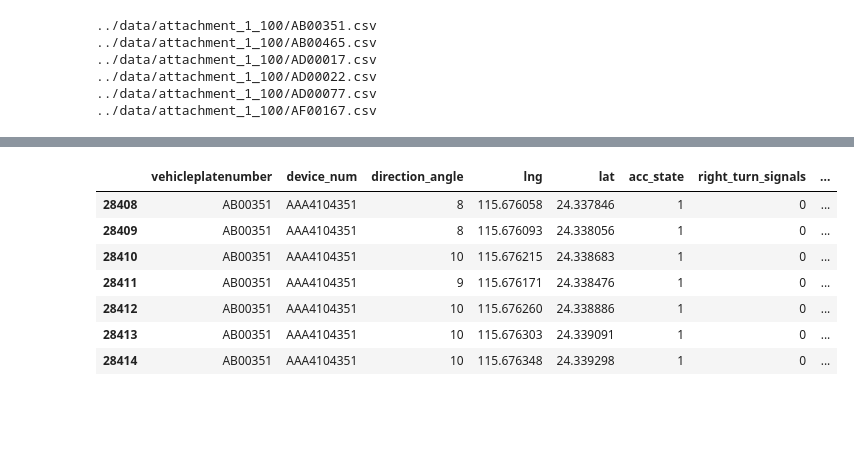
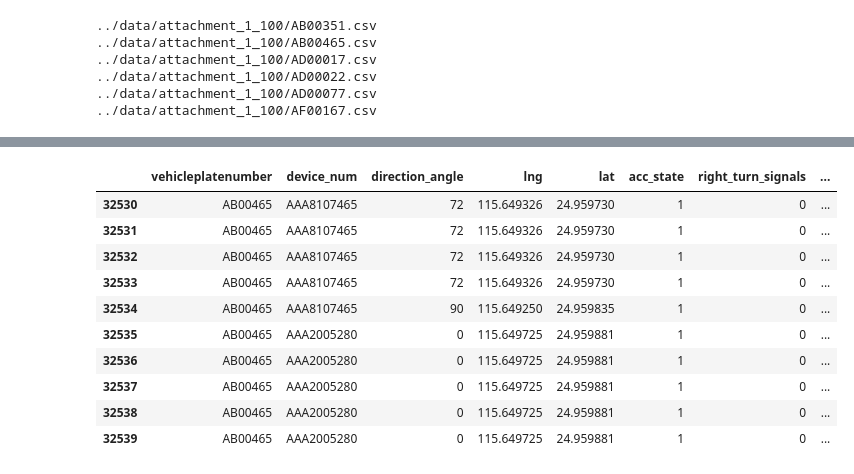
Before and after one commit to flowerlake/Tipdm_2019_C, a Jupyter notebook: data_processing/explore data.ipynb, the cells around one changed output, grey strips where cells are left out. Cells and saved outputs as stored; diff of their text form; code cells hidden in the pictures; blank space fills up the shorter version.

```diff
--- a/data_processing/explore data.ipynb
+++ b/data_processing/explore data.ipynb
@@ -76,7 +76,7 @@ for file in filepath:
 ../data/attachment_1_100/AD00077.csv
 ../data/attachment_1_100/AF00167.csv
 # %%
-each_vehicle = pd.read_csv(abnormal_file[0])
+each_vehicle = pd.read_csv(abnormal_file[1])
 mileage = each_vehicle["mileage"]
 diff = [mileage[i+1]-mileage[i] for i in range(len(mileage)-1)]
 for i in diff:
@@ -90,11 +105,14 @@ for i in diff:
-# %%
-each_vehicle[28408:28415]
-# %% [output]
-|  | vehicleplatenumber | device_num | direction_angle | lng | lat | acc_state | right_turn_signals | ... |
-| 28408 | AB00351 | AAA4104351 | 8 | 115.676058 | 24.337846 | 1 | 0 | ... |
-| 28409 | AB00351 | AAA4104351 | 8 | 115.676093 | 24.338056 | 1 | 0 | ... |
-| 28410 | AB00351 | AAA4104351 | 10 | 115.676215 | 24.338683 | 1 | 0 | ... |
-| 28411 | AB00351 | AAA4104351 | 9 | 115.676171 | 24.338476 | 1 | 0 | ... |
-| 28412 | AB00351 | AAA4104351 | 10 | 115.676260 | 24.338886 | 1 | 0 | ... |
-| 28413 | AB00351 | AAA4104351 | 10 | 115.676303 | 24.339091 | 1 | 0 | ... |
-| 28414 | AB00351 | AAA4104351 | 10 | 115.676348 | 24.339298 | 1 | 0 | ... |
+# %%
+each_vehicle[32530:32540]
+# %% [output]
+|  | vehicleplatenumber | device_num | direction_angle | lng | lat | acc_state | right_turn_signals | ... |
+| 32530 | AB00465 | AAA8107465 | 72 | 115.649326 | 24.959730 | 1 | 0 | ... |
+| 32531 | AB00465 | AAA8107465 | 72 | 115.649326 | 24.959730 | 1 | 0 | ... |
+| 32532 | AB00465 | AAA8107465 | 72 | 115.649326 | 24.959730 | 1 | 0 | ... |
+| 32533 | AB00465 | AAA8107465 | 72 | 115.649326 | 24.959730 | 1 | 0 | ... |
+| 32534 | AB00465 | AAA8107465 | 90 | 115.649250 | 24.959835 | 1 | 0 | ... |
+| 32535 | AB00465 | AAA2005280 | 0 | 115.649725 | 24.959881 | 1 | 0 | ... |
+| 32536 | AB00465 | AAA2005280 | 0 | 115.649725 | 24.959881 | 1 | 0 | ... |
+| 32537 | AB00465 | AAA2005280 | 0 | 115.649725 | 24.959881 | 1 | 0 | ... |
+| 32538 | AB00465 | AAA2005280 | 0 | 115.649725 | 24.959881 | 1 | 0 | ... |
+| 32539 | AB00465 | AAA2005280 | 0 | 115.649725 | 24.959881 | 1 | 0 | ... |
```
Also changed, not shown: parts of 1 cell of this notebook, 1 other file.
